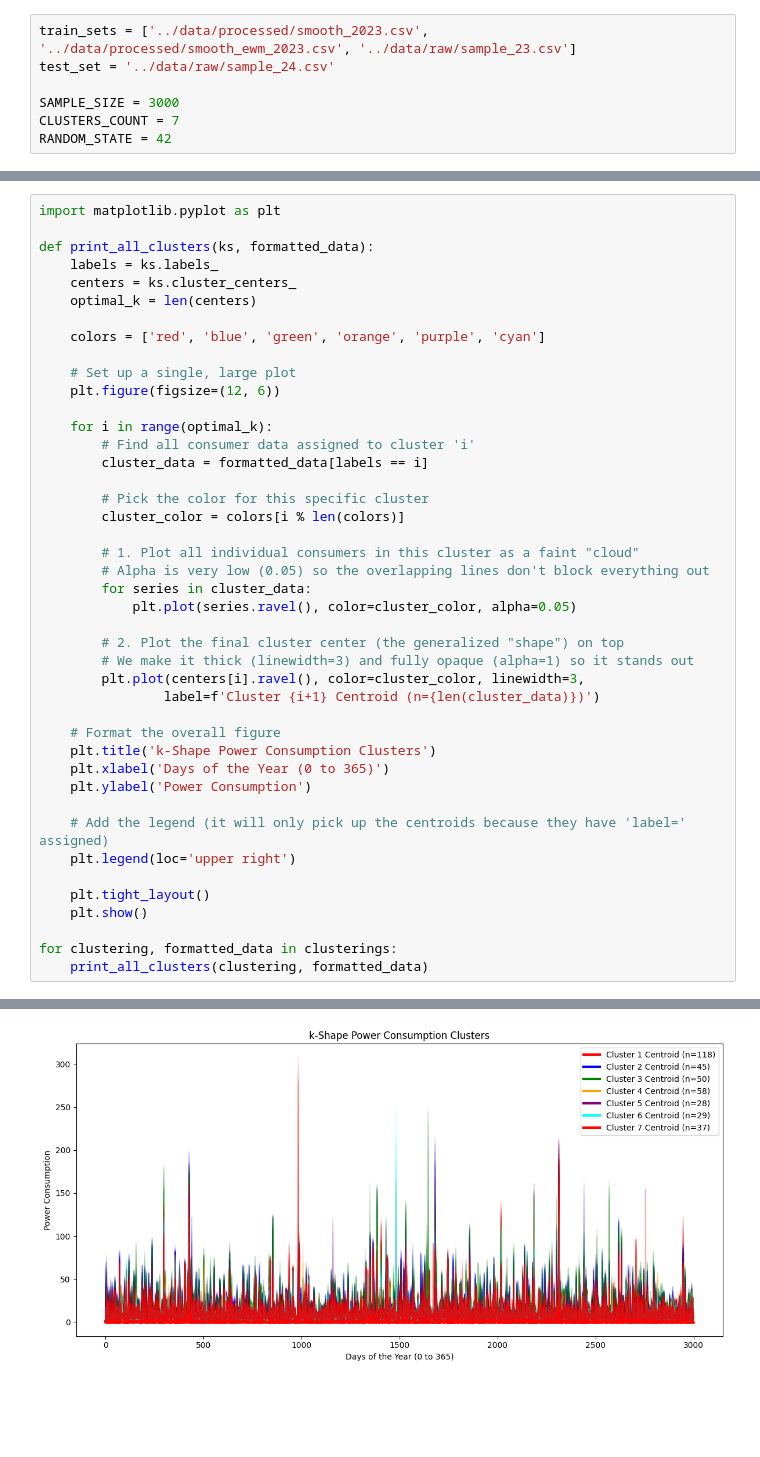
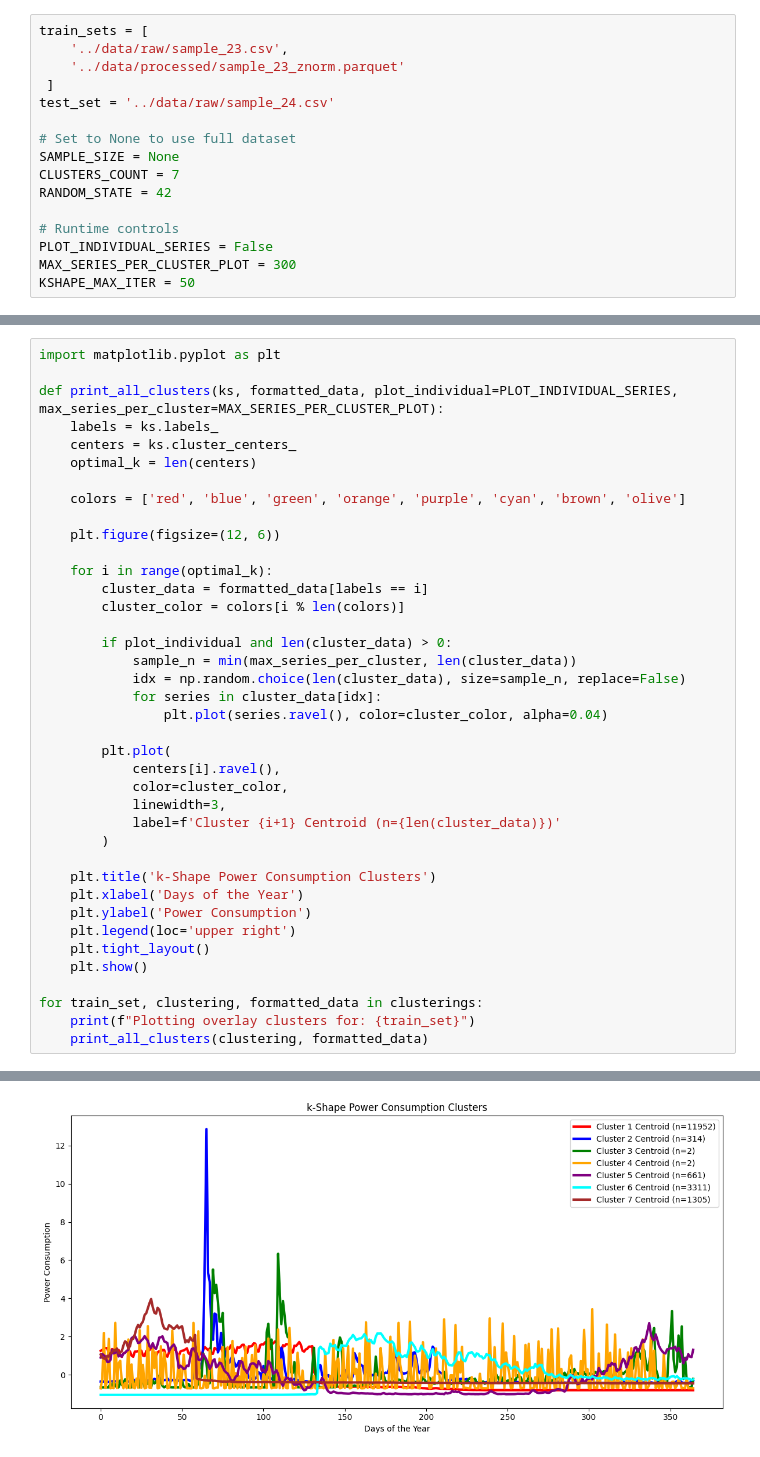
Before and after one commit to QuirkyCroissant/Clustering-And-Forecasting-TimeSeries-PlayingGround, a Jupyter notebook: notebooks/kShapeClustering.ipynb, the cells around one changed output, grey strips where cells are left out. Drawn from its saved outputs; the diff is of its cells as text; blank space fills up the shorter version.

```diff
--- a/notebooks/kShapeClustering.ipynb
+++ b/notebooks/kShapeClustering.ipynb
@@ -1,10 +1,19 @@
 # %%
-train_sets = ['../data/processed/smooth_2023.csv', '../data/processed/smooth_ewm_2023.csv', '../data/raw/sample_23.csv']
+train_sets = [
+    '../data/raw/sample_23.csv',
+    '../data/processed/sample_23_znorm.parquet'
+ ]
 test_set = '../data/raw/sample_24.csv'
 
-SAMPLE_SIZE = 3000
+# Set to None to use full dataset
+SAMPLE_SIZE = None
 CLUSTERS_COUNT = 7
 RANDOM_STATE = 42
+
+# Runtime controls
+PLOT_INDIVIDUAL_SERIES = False
+MAX_SERIES_PER_CLUSTER_PLOT = 300
+KSHAPE_MAX_ITER = 50
 # %%
 #%pip install tslearn
 #%pip install matplotlib
@@ -150,44 +192,40 @@ for clustering, formatted_data in clusterings:
 # %%
 import matplotlib.pyplot as plt
 
-def print_all_clusters(ks, formatted_data):
+def print_all_clusters(ks, formatted_data, plot_individual=PLOT_INDIVIDUAL_SERIES, max_series_per_cluster=MAX_SERIES_PER_CLUSTER_PLOT):
     labels = ks.labels_
     centers = ks.cluster_centers_
     optimal_k = len(centers)
 
-    colors = ['red', 'blue', 'green', 'orange', 'purple', 'cyan']
+    colors = ['red', 'blue', 'green', 'orange', 'purple', 'cyan', 'brown', 'olive']
 
-    # Set up a single, large plot
     plt.figure(figsize=(12, 6))
 
     for i in range(optimal_k):
-        # Find all consumer data assigned to cluster 'i'
         cluster_data = formatted_data[labels == i]
-
-        # Pick the color for this specific cluster
         cluster_color = colors[i % len(colors)]
 
-        # 1. Plot all individual consumers in this cluster as a faint "cloud"
-        # Alpha is very low (0.05) so the overlapping lines don't block everything out
-        for series in cluster_data:
-            plt.plot(series.ravel(), color=cluster_color, alpha=0.05)
+        if plot_individual and len(cluster_data) > 0:
+            sample_n = min(max_series_per_cluster, len(cluster_data))
+            idx = np.random.choice(len(cluster_data), size=sample_n, replace=False)
+            for series in cluster_data[idx]:
+                plt.plot(series.ravel(), color=cluster_color, alpha=0.04)
 
-        # 2. Plot the final cluster center (the generalized "shape") on top
-        # We make it thick (linewidth=3) and fully opaque (alpha=1) so it stands out
-        plt.plot(centers[i].ravel(), color=cluster_color, linewidth=3,
-                label=f'Cluster {i+1} Centroid (n={len(cluster_data)})')
+        plt.plot(
+            centers[i].ravel(),
+            color=cluster_color,
+            linewidth=3,
+            label=f'Cluster {i+1} Centroid (n={len(cluster_data)})'
+        )
 
-    # Format the overall figure
     plt.title('k-Shape Power Consumption Clusters')
-    plt.xlabel('Days of the Year (0 to 365)')
+    plt.xlabel('Days of the Year')
     plt.ylabel('Power Consumption')
-
-    # Add the legend (it will only pick up the centroids because they have 'label=' assigned)
     plt.legend(loc='upper right')
-
     plt.tight_layout()
     plt.show()
 
-for clustering, formatted_data in clusterings:
+for train_set, clustering, formatted_data in clusterings:
+    print(f"Plotting overlay clusters for: {train_set}")
     print_all_clusters(clustering, formatted_data)
 # %% [output]
@@ -194 +233 @@ for clustering, formatted_data in clusterings:
-[figure, old version]
+[figure, new version]
```
Also changed, not shown: parts of 5 cells of this notebook, 1 other file.
